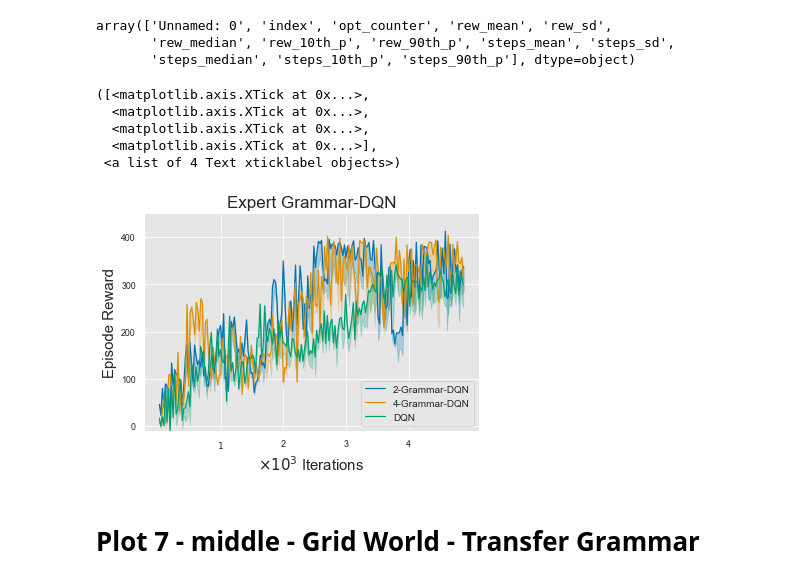
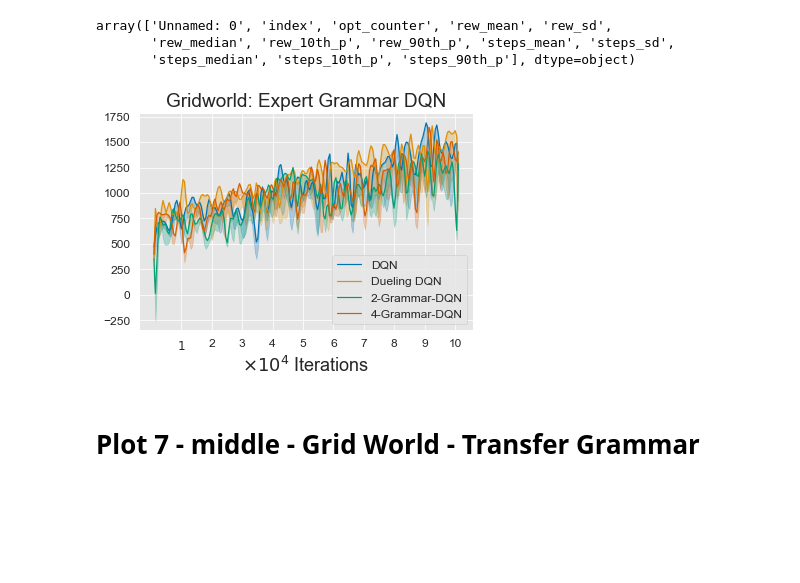
Before and after one commit to RobertTLange/action-grammars-hrl, a Jupyter notebook: visualize_results.ipynb, the cells around one changed output. Saved outputs shown, nothing was run; the diff lists cells and outputs as text; code cells hidden in the pictures; blank space fills up the shorter version.

```diff
--- a/visualize_results.ipynb
+++ b/visualize_results.ipynb
@@ -161,12 +161,11 @@ def smooth(its, ts_med, ts_10p, ts_90p, T, k):
     return its_n, smooth_med, smooth_10p, smooth_90p
 # %%
 results_path_dqn = "results/GRIDWORLD/"
-dqn = pd.read_csv(results_path_dqn + "5_RUNS_MLP-DQN_MLP_agent_stats.csv")
-dueling_dqn = pd.read_csv(results_path_dqn + "5_RUNS_MLP-Dueling-DQN_MLP_agent_stats.csv")
-double_dqn = pd.read_csv(results_path_dqn + "5_RUNS_DOUBLE_MLP_agent_stats.csv")
+dqn = pd.read_csv(results_path_dqn + "4_RUNS_MLP-DQN_dqn_stats.csv")
+dueling_dqn = pd.read_csv(results_path_dqn + "4_RUNS_MLP-Dueling-DQN_dueling_stats.csv")
 
-dqn_g_3000_2macros = pd.read_csv(results_path_dqn + "5_RUNS_MLP-DQN_2_expert_grammar_stats_3000.csv")
-dqn_g_3000_4macros = pd.read_csv(results_path_dqn + "5_RUNS_MLP-DQN_4_expert_grammar_stats_3000.csv")
+dqn_g_expert_2macros = pd.read_csv(results_path_dqn + "4_RUNS_MLP-DQN_grid_expert_1M.csv")
+dqn_g_expert_4macros = pd.read_csv(results_path_dqn + "4_RUNS_MLP-DQN_grid_expert_1M_4Macros.csv")
 
 dqn.columns.values
 # %% [output]
@@ -174,47 +173,30 @@ array(['Unnamed: 0', 'index', 'opt_counter', 'rew_mean', 'rew_sd',
        'rew_median', 'rew_10th_p', 'rew_90th_p', 'steps_mean', 'steps_sd',
        'steps_median', 'steps_10th_p', 'steps_90th_p'], dtype=object)
 # %%
+T_sub = 100
 T = 200
 k = 5
 
-its_dqn, rew_med_dqn, rew_10_dqn, rew_90_dqn = smooth(*get_stats(dqn, 240), T, k)
-its_double_dqn, rew_med_double_dqn, rew_10_double_dqn, rew_90_double_dqn = smooth(*get_stats(double_dqn, 240), T, k)
-its_dueling_dqn, rew_med_dueling_dqn, rew_10_dueling_dqn, rew_90_dueling_dqn = smooth(*get_stats(dueling_dqn, 240), T, k)
-its_dqn_g_3000_2macros, rew_med_dqn_g_3000_2macros, rew_10_dqn_g_3000_2macros, rew_90_dqn_g_3000_2macros = smooth(*get_stats(dqn_g_3000_2macros, 240), T, k)
-its_dqn_g_3000_4macros, rew_med_dqn_g_3000_4macros, rew_10_dqn_g_3000_4macros, rew_90_dqn_g_3000_4macros = smooth(*get_stats(dqn_g_3000_4macros, 240), T, k)
+its_dqn, rew_med_dqn, rew_10_dqn, rew_90_dqn = smooth(*get_stats(dqn, T_sub), T, k)
+its_dueling_dqn, rew_med_dueling_dqn, rew_10_dueling_dqn, rew_90_dueling_dqn = smooth(*get_stats(dueling_dqn, T_sub), T, k)
+its_dqn_g_expert_2macros, rew_med_dqn_g_expert_2macros, rew_10_dqn_g_expert_2macros, rew_90_dqn_g_expert_2macros = smooth(*get_stats(dqn_g_expert_2macros, T_sub), T, k)
+its_dqn_g_expert_4macros, rew_med_dqn_g_expert_4macros, rew_10_dqn_g_expert_4macros, rew_90_dqn_g_expert_4macros = smooth(*get_stats(dqn_g_expert_4macros, T_sub), T, k)
-# %%
-its_ticks = np.arange(1000, np.max(its_dqn), 1000)
-its_labels_temp = [str(int(it/1000)) for it in its_ticks]
-its_labels = [it_l for it_l in its_labels_temp]
-its_labels[0] = r"$1$"
-
-plt.plot(figsize=(15,15))
-rew_2 = plt.plot(its_dqn_g_3000_2macros, rew_med_dqn_g_3000_2macros, label="2-Grammar-DQN")
-plt.fill_between(its_dqn_g_3000_2macros, rew_10_dqn_g_3000_2macros,
-                 rew_90_dqn_g_3000_2macros, color=rew_2[0].get_color(), alpha=0.25)
-
-rew_4 = plt.plot(its_dqn_g_3000_4macros, rew_med_dqn_g_3000_4macros, label="4-Grammar-DQN")
-plt.fill_between(its_dqn_g_3000_4macros, rew_10_dqn_g_3000_4macros,
-                 rew_90_dqn_g_3000_4macros, color=rew_4[0].get_color(), alpha=0.25)
-
-rew_1 = plt.plot(its_dqn, rew_med_dqn, label="DQN")
-plt.fill_between(its_dqn, rew_10_dqn, rew_90_dqn, color=rew_1[0].get_color(), alpha=0.25)
-
-plt.ylabel("Episode Reward", fontsize=15)
-plt.ylim(bottom=-10, top=450)
-plt.xlabel(r"$\times 10^3$ Iterations", fontsize=15)
-plt.legend(fontsize=10, loc=4)
-plt.title("Expert Grammar-DQN", fontsize=17)
-plt.xticks(its_ticks, its_labels, fontsize=9)
-#plt.tight_layout()
-#plt.savefig("figures/grammar_dqn_gridworld_expert.png", dpi=300)
-# %% [output]
-([<matplotlib.axis.XTick at 0x...>,
-  <matplotlib.axis.XTick at 0x...>,
-  <matplotlib.axis.XTick at 0x...>,
-  <matplotlib.axis.XTick at 0x...>],
- <a list of 4 Text xticklabel objects>)
-[figure, removed]
+# %%
+its_list = [its_dqn, its_dueling_dqn, its_dqn_g_expert_2macros, its_dqn_g_expert_4macros]
+rew_med_list = [rew_med_dqn, rew_med_dueling_dqn, rew_med_dqn_g_expert_2macros, rew_med_dqn_g_expert_4macros]
+rew_10p_list = [rew_10_dqn, rew_10_dueling_dqn, rew_10_dqn_g_expert_2macros, rew_10_dqn_g_expert_4macros]
+rew_90p_list = [rew_90_dqn, rew_90_dueling_dqn, rew_90_dqn_g_expert_2macros, rew_90_dqn_g_expert_4macros]
+ticks_spacing = 10000
+labels_list = ["DQN", "Dueling DQN", "2-Grammar-DQN", "4-Grammar-DQN"]
+x_label = r"$\times 10^4$ Iterations"
+y_label = None
+title = "Gridworld: Expert Grammar DQN"
+save_fname = "figures/f6_left_gridworld_expert.png"
+
+plot_results(its_list, rew_med_list, rew_10p_list, rew_90p_list,
+             ticks_spacing, labels_list, x_label, y_label, title, save_fname)
+# %% [output]
+[figure, added]
 # %% [markdown]
 # Plot 7 - middle - Grid World - Transfer Grammar
 # %%
```
Also changed, not shown: parts of 5 cells of this notebook, 4 other files.
